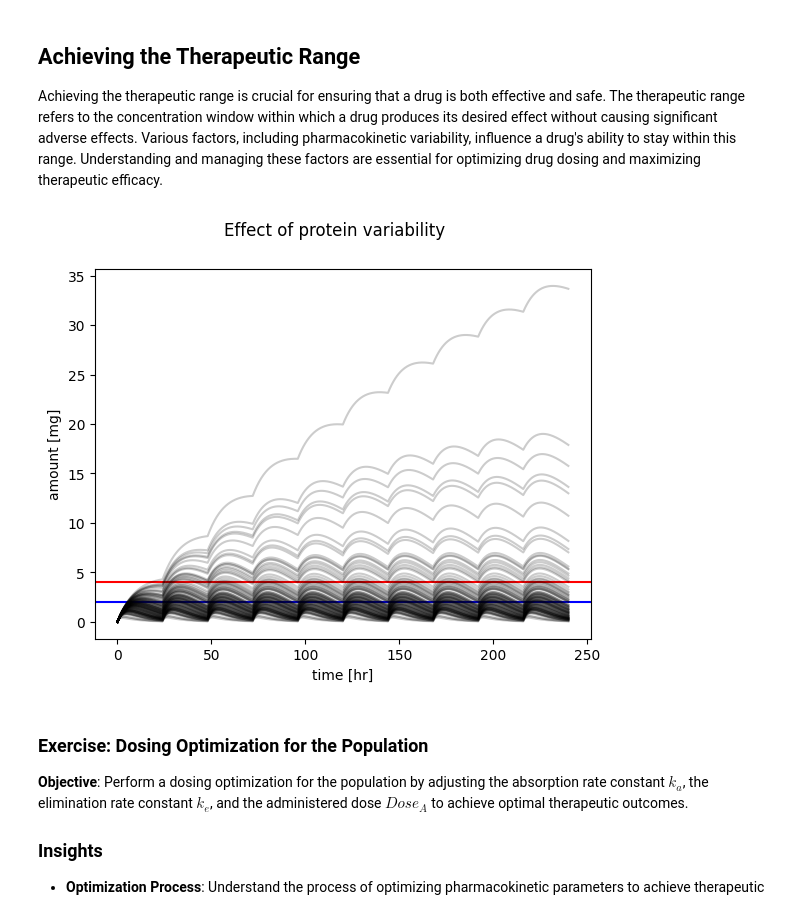
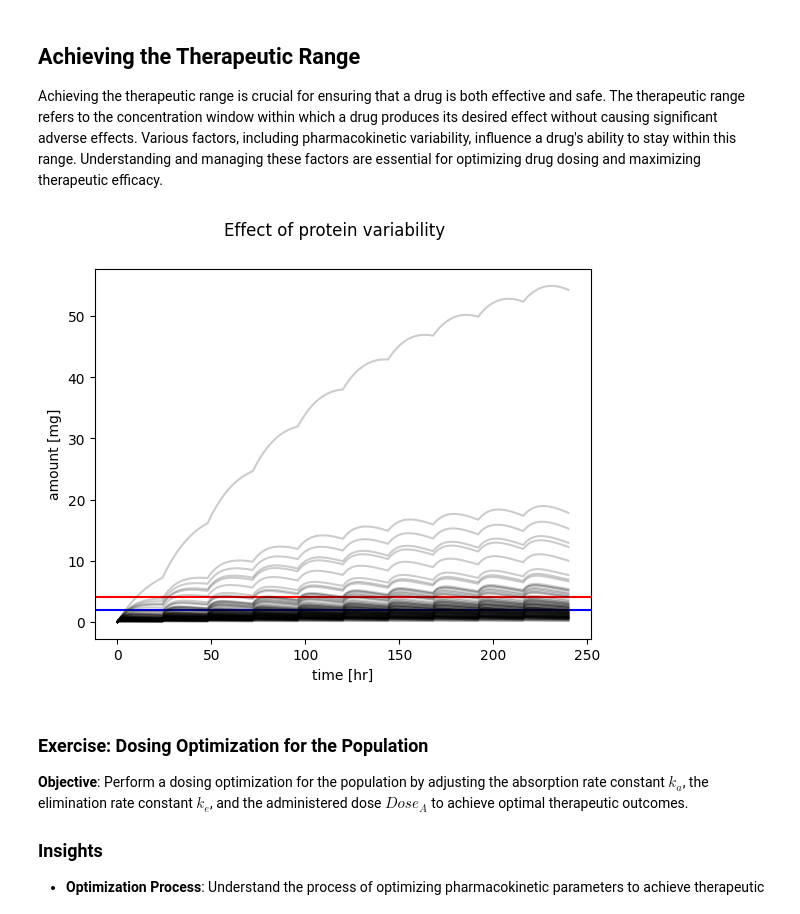
Before and after one commit to matthiaskoenig/dhpe-pkpd, a Jupyter notebook: notebooks/course/08_variability.ipynb, the cells around one changed output. Saved outputs shown, nothing was run; the diff lists cells and outputs as text; code cells hidden in the pictures.

```diff
--- a/notebooks/course/08_variability.ipynb
+++ b/notebooks/course/08_variability.ipynb
@@ -218,34 +218,34 @@ def simulate_multi_dosing(Dose_A, ka, ke):
     return df_all
 # %%
 # run simulation and plot results
-Dose_A = 5.0  # [mg]
-ka = 0.1  # [1/hr]
-ke = 0.1  # [1/hr]
+Dose_A = 50.0  # [mg]
+ka = 0.01  # [1/hr]
+ke = 1  # [1/hr]
 
 
 # simulate multi dosing
 tcs = []
 pks = []
 for f_protein in f_proteins:
     # individual elimination rate
     ke_protein = f_protein * ke
     df = simulate_multi_dosing(Dose_A, ka, ke_protein)
     tcs.append(df)
 
 # plot timecourse
 f, ax = plt.subplots(nrows=1, ncols=1)
 f.suptitle("Effect of protein variability")
 ax.set_xlabel("time [hr]")
 ax.set_ylabel("amount [mg]")
 ax.axhline(y=4, color='r', linestyle='-', label="MTC")
 ax.axhline(y=2, color='b', linestyle='-', label="MEC")
 
 for k, f_protein in enumerate(f_proteins):
     tc = tcs[k]
     ax.plot(tc.time, tc.A_central, color="black", alpha=0.2)
 plt.show()
 # %% [output]
-[figure, old version]
+[figure, new version]
 # %% [markdown]
 ### Exercise: Dosing Optimization for the Population
 
```
Also changed, not shown: 5 other files.
